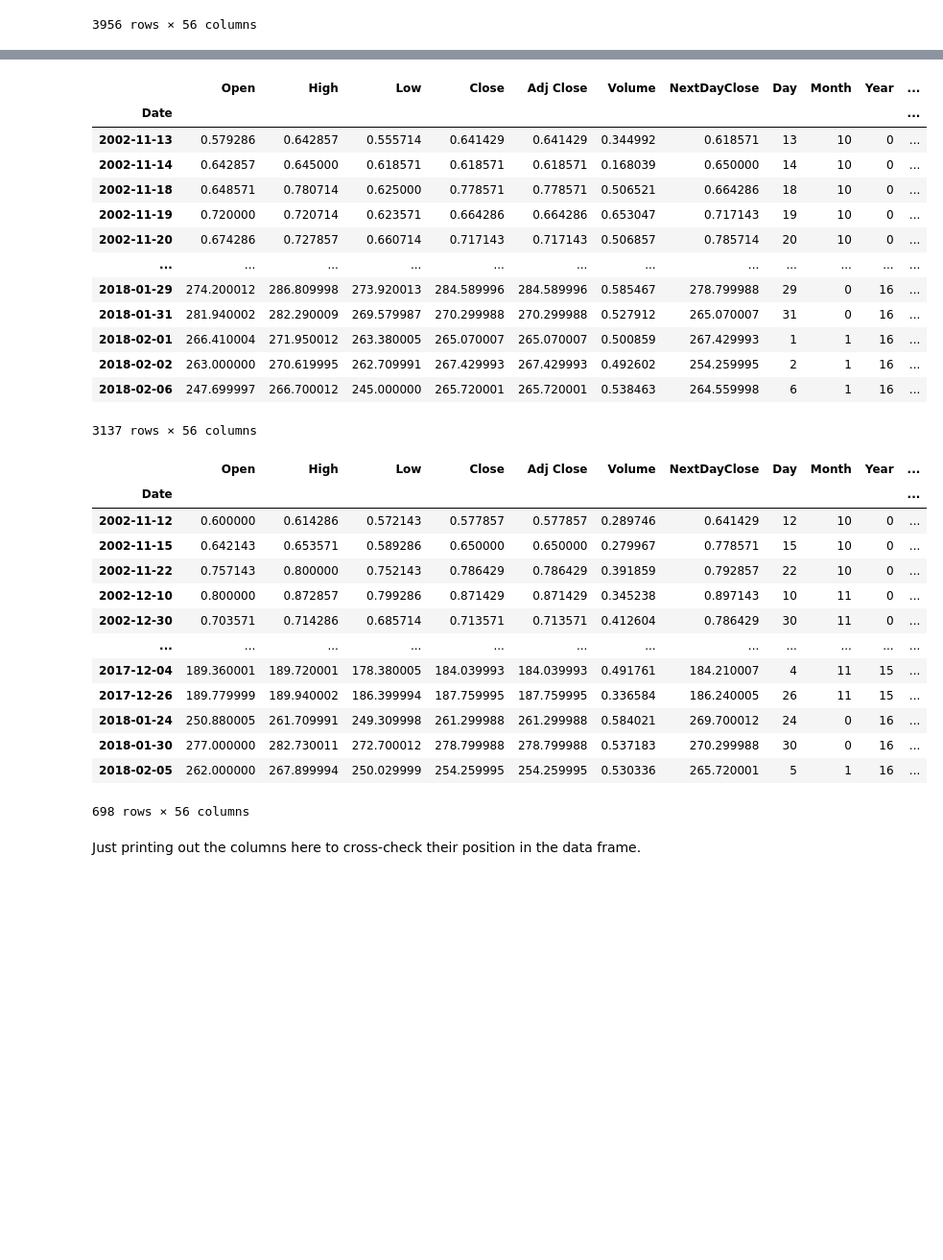
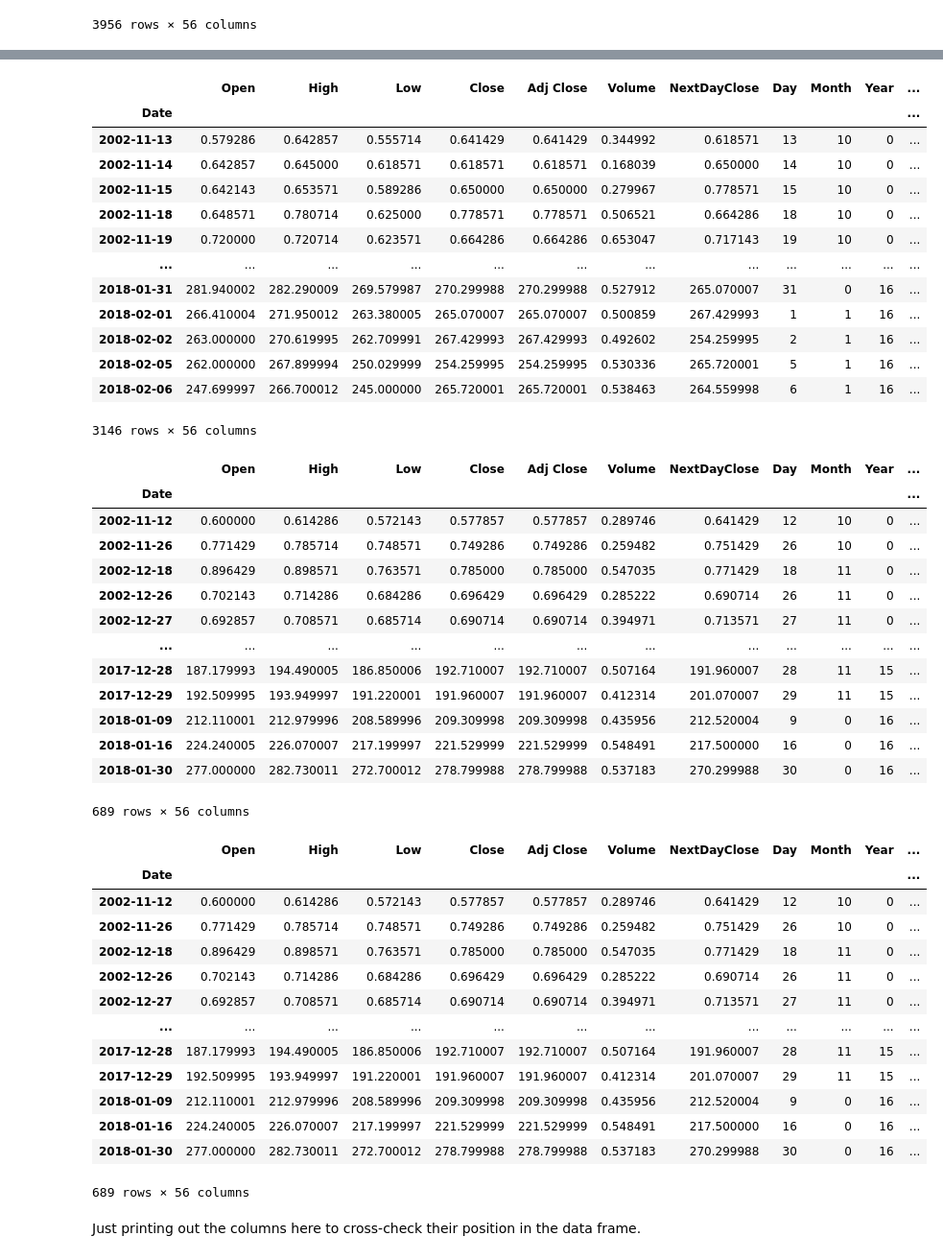
Before and after one commit to shivakumar121/StockPredict, a Jupyter notebook: Ntfl_SP_NN_4.ipynb, the cells around one changed output, grey strips where cells are left out. Shown: that part at 96% size. Drawn from its saved outputs; the diff is of its cells as text; code cells hidden in the pictures; blank space fills up the shorter version.

```diff
--- a/Ntfl_SP_NN_4.ipynb
+++ b/Ntfl_SP_NN_4.ipynb
@@ -319,45 +319,66 @@ But first, we'll remove *NANs* from the dataframe to prevent difficulties later.
 # %%
 for CurrentColumn in CombinedDF.columns:
     RowsWithNAN = ~np.isnan(CombinedDF[CurrentColumn])
     CombinedDF = CombinedDF[RowsWithNAN]
 
     TrainIndices = np.random.randint(low=0, high = int(len(CombinedDF)), size = round(0.2*int(len(CombinedDF))))
 TrainIndicesBoolean = pd.Series(range(len(CombinedDF)), copy=True).isin(TrainIndices)
-MyTest = pd.DataFrame(CombinedDF[TrainIndicesBoolean.values], copy=True)
+MyTest_1 = pd.DataFrame(CombinedDF[TrainIndicesBoolean.values], copy=True)
+TrainIndicesBoolean = ~pd.Series(range(len(CombinedDF)), copy=True).isin(TrainIndices)
+MyTrain = pd.DataFrame(CombinedDF[TrainIndicesBoolean.values], copy=True)
+##### Now the second Tets data #####
+TrainIndicesBoolean = pd.Series(range(len(CombinedDF)), copy=True).isin(TrainIndices)
+MyTest_2 = pd.DataFrame(CombinedDF[TrainIndicesBoolean.values], copy=True)
 TrainIndicesBoolean = ~pd.Series(range(len(CombinedDF)), copy=True).isin(TrainIndices)
 MyTrain = pd.DataFrame(CombinedDF[TrainIndicesBoolean.values], copy=True)
 pd.options.display.max_columns = None
+pd.set_option("display.max_rows",10)
 display(MyTrain)
-display(MyTest)
+display(MyTest_1)
+display(MyTest_2)
 # %% [output]
 |  | Open | High | Low | Close | Adj Close | Volume | NextDayClose | Day | Month | Year | ... |
 | Date |  |  |  |  |  |  |  |  |  |  | ... |
 | 2002-11-13 | 0.579286 | 0.642857 | 0.555714 | 0.641429 | 0.641429 | 0.344992 | 0.618571 | 13 | 10 | 0 | ... |
 | 2002-11-14 | 0.642857 | 0.645000 | 0.618571 | 0.618571 | 0.618571 | 0.168039 | 0.650000 | 14 | 10 | 0 | ... |
+| 2002-11-15 | 0.642143 | 0.653571 | 0.589286 | 0.650000 | 0.650000 | 0.279967 | 0.778571 | 15 | 10 | 0 | ... |
 | 2002-11-18 | 0.648571 | 0.780714 | 0.625000 | 0.778571 | 0.778571 | 0.506521 | 0.664286 | 18 | 10 | 0 | ... |
 | 2002-11-19 | 0.720000 | 0.720714 | 0.623571 | 0.664286 | 0.664286 | 0.653047 | 0.717143 | 19 | 10 | 0 | ... |
-| 2002-11-20 | 0.674286 | 0.727857 | 0.660714 | 0.717143 | 0.717143 | 0.506857 | 0.785714 | 20 | 10 | 0 | ... |
 | ... | ... | ... | ... | ... | ... | ... | ... | ... | ... | ... | ... |
-| 2018-01-29 | 274.200012 | 286.809998 | 273.920013 | 284.589996 | 284.589996 | 0.585467 | 278.799988 | 29 | 0 | 16 | ... |
 | 2018-01-31 | 281.940002 | 282.290009 | 269.579987 | 270.299988 | 270.299988 | 0.527912 | 265.070007 | 31 | 0 | 16 | ... |
 | 2018-02-01 | 266.410004 | 271.950012 | 263.380005 | 265.070007 | 265.070007 | 0.500859 | 267.429993 | 1 | 1 | 16 | ... |
 | 2018-02-02 | 263.000000 | 270.619995 | 262.709991 | 267.429993 | 267.429993 | 0.492602 | 254.259995 | 2 | 1 | 16 | ... |
+| 2018-02-05 | 262.000000 | 267.899994 | 250.029999 | 254.259995 | 254.259995 | 0.530336 | 265.720001 | 5 | 1 | 16 | ... |
 | 2018-02-06 | 247.699997 | 266.700012 | 245.000000 | 265.720001 | 265.720001 | 0.538463 | 264.559998 | 6 | 1 | 16 | ... |
-3137 rows × 56 columns
+3146 rows × 56 columns
 |  | Open | High | Low | Close | Adj Close | Volume | NextDayClose | Day | Month | Year | ... |
 | Date |  |  |  |  |  |  |  |  |  |  | ... |
 | 2002-11-12 | 0.600000 | 0.614286 | 0.572143 | 0.577857 | 0.577857 | 0.289746 | 0.641429 | 12 | 10 | 0 | ... |
-| 2002-11-15 | 0.642143 | 0.653571 | 0.589286 | 0.650000 | 0.650000 | 0.279967 | 0.778571 | 15 | 10 | 0 | ... |
-| 2002-11-22 | 0.757143 | 0.800000 | 0.752143 | 0.786429 | 0.786429 | 0.391859 | 0.792857 | 22 | 10 | 0 | ... |
-| 2002-12-10 | 0.800000 | 0.872857 | 0.799286 | 0.871429 | 0.871429 | 0.345238 | 0.897143 | 10 | 11 | 0 | ... |
-| 2002-12-30 | 0.703571 | 0.714286 | 0.685714 | 0.713571 | 0.713571 | 0.412604 | 0.786429 | 30 | 11 | 0 | ... |
+| 2002-11-26 | 0.771429 | 0.785714 | 0.748571 | 0.749286 | 0.749286 | 0.259482 | 0.751429 | 26 | 10 | 0 | ... |
+| 2002-12-18 | 0.896429 | 0.898571 | 0.763571 | 0.785000 | 0.785000 | 0.547035 | 0.771429 | 18 | 11 | 0 | ... |
+| 2002-12-26 | 0.702143 | 0.714286 | 0.684286 | 0.696429 | 0.696429 | 0.285222 | 0.690714 | 26 | 11 | 0 | ... |
+| 2002-12-27 | 0.692857 | 0.708571 | 0.685714 | 0.690714 | 0.690714 | 0.394971 | 0.713571 | 27 | 11 | 0 | ... |
 | ... | ... | ... | ... | ... | ... | ... | ... | ... | ... | ... | ... |
-| 2017-12-04 | 189.360001 | 189.720001 | 178.380005 | 184.039993 | 184.039993 | 0.491761 | 184.210007 | 4 | 11 | 15 | ... |
-| 2017-12-26 | 189.779999 | 189.940002 | 186.399994 | 187.759995 | 187.759995 | 0.336584 | 186.240005 | 26 | 11 | 15 | ... |
-| 2018-01-24 | 250.880005 | 261.709991 | 249.309998 | 261.299988 | 261.299988 | 0.584021 | 269.700012 | 24 | 0 | 16 | ... |
+| 2017-12-28 | 187.179993 | 194.490005 | 186.850006 | 192.710007 | 192.710007 | 0.507164 | 191.960007 | 28 | 11 | 15 | ... |
+| 2017-12-29 | 192.509995 | 193.949997 | 191.220001 | 191.960007 | 191.960007 | 0.412314 | 201.070007 | 29 | 11 | 15 | ... |
+| 2018-01-09 | 212.110001 | 212.979996 | 208.589996 | 209.309998 | 209.309998 | 0.435956 | 212.520004 | 9 | 0 | 16 | ... |
+| 2018-01-16 | 224.240005 | 226.070007 | 217.199997 | 221.529999 | 221.529999 | 0.548491 | 217.500000 | 16 | 0 | 16 | ... |
 | 2018-01-30 | 277.000000 | 282.730011 | 272.700012 | 278.799988 | 278.799988 | 0.537183 | 270.299988 | 30 | 0 | 16 | ... |
-| 2018-02-05 | 262.000000 | 267.899994 | 250.029999 | 254.259995 | 254.259995 | 0.530336 | 265.720001 | 5 | 1 | 16 | ... |
-698 rows × 56 columns
+689 rows × 56 columns
+|  | Open | High | Low | Close | Adj Close | Volume | NextDayClose | Day | Month | Year | ... |
+| Date |  |  |  |  |  |  |  |  |  |  | ... |
+| 2002-11-12 | 0.600000 | 0.614286 | 0.572143 | 0.577857 | 0.577857 | 0.289746 | 0.641429 | 12 | 10 | 0 | ... |
+| 2002-11-26 | 0.771429 | 0.785714 | 0.748571 | 0.749286 | 0.749286 | 0.259482 | 0.751429 | 26 | 10 | 0 | ... |
+| 2002-12-18 | 0.896429 | 0.898571 | 0.763571 | 0.785000 | 0.785000 | 0.547035 | 0.771429 | 18 | 11 | 0 | ... |
+| 2002-12-26 | 0.702143 | 0.714286 | 0.684286 | 0.696429 | 0.696429 | 0.285222 | 0.690714 | 26 | 11 | 0 | ... |
+| 2002-12-27 | 0.692857 | 0.708571 | 0.685714 | 0.690714 | 0.690714 | 0.394971 | 0.713571 | 27 | 11 | 0 | ... |
+| ... | ... | ... | ... | ... | ... | ... | ... | ... | ... | ... | ... |
+| 2017-12-28 | 187.179993 | 194.490005 | 186.850006 | 192.710007 | 192.710007 | 0.507164 | 191.960007 | 28 | 11 | 15 | ... |
+| 2017-12-29 | 192.509995 | 193.949997 | 191.220001 | 191.960007 | 191.960007 | 0.412314 | 201.070007 | 29 | 11 | 15 | ... |
+| 2018-01-09 | 212.110001 | 212.979996 | 208.589996 | 209.309998 | 209.309998 | 0.435956 | 212.520004 | 9 | 0 | 16 | ... |
+| 2018-01-16 | 224.240005 | 226.070007 | 217.199997 | 221.529999 | 221.529999 | 0.548491 | 217.500000 | 16 | 0 | 16 | ... |
+| 2018-01-30 | 277.000000 | 282.730011 | 272.700012 | 278.799988 | 278.799988 | 0.537183 | 270.299988 | 30 | 0 | 16 | ... |
+689 rows × 56 columns
 # %% [markdown]
 Just printing out the columns here to cross-check their position in the data frame.
 # %%
```
Also changed, not shown: parts of 7 cells of this notebook.
